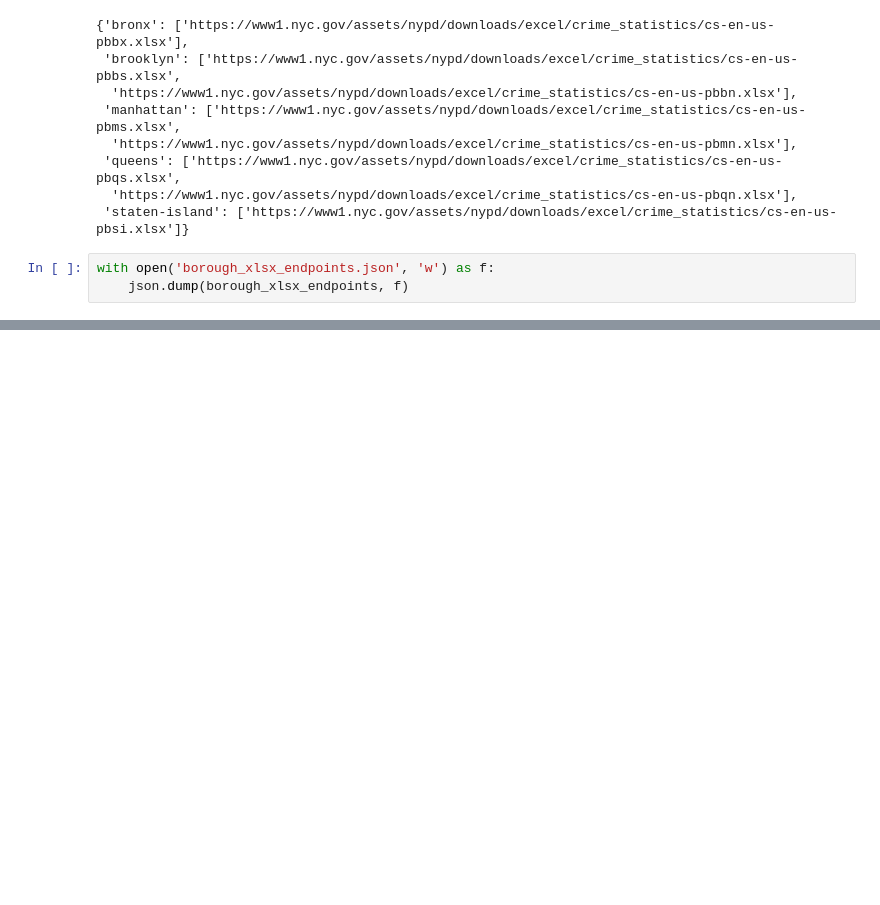
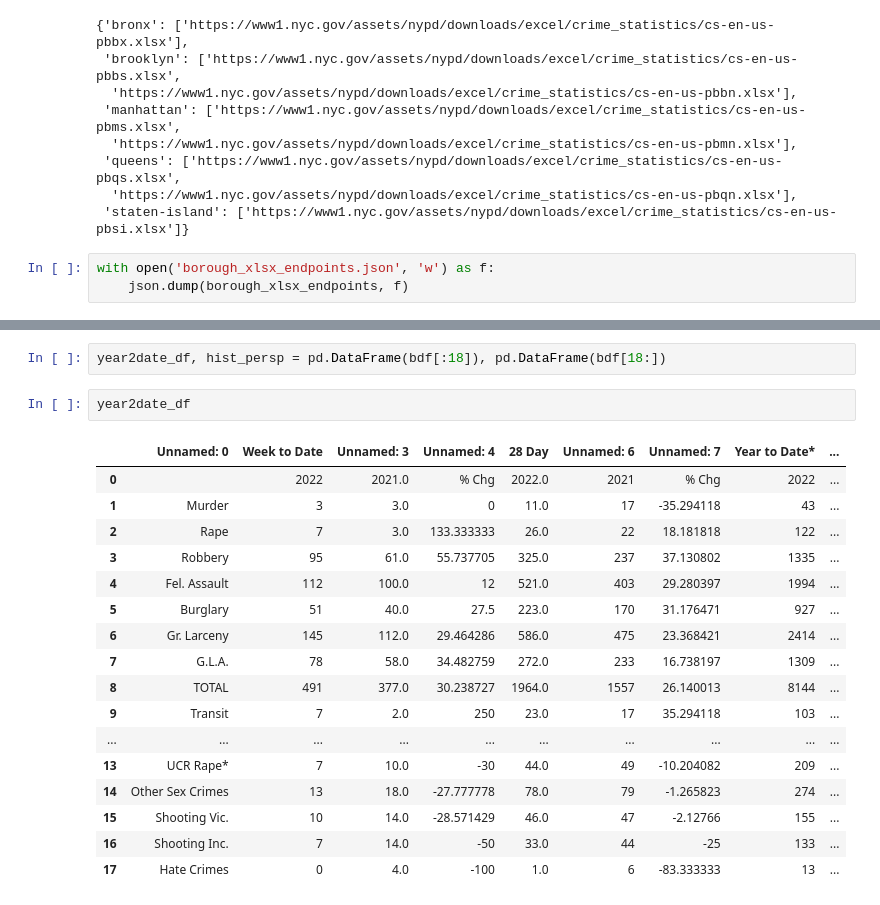
Before and after one commit to williamdarkocode/Postcode, a Jupyter notebook: CrimeStats/nyc_compstats.ipynb, the cells around one changed output, grey strips where cells are left out. Cells and saved outputs as stored; diff of their text form; blank space fills up the shorter version.

```diff
--- a/CrimeStats/nyc_compstats.ipynb
+++ b/CrimeStats/nyc_compstats.ipynb
@@ -234,0 +287,22 @@ with open('borough_xlsx_endpoints.json', 'w') as f:
+# %%
+year2date_df, hist_persp = pd.DataFrame(bdf[:18]), pd.DataFrame(bdf[18:])
+# %%
+year2date_df
+# %% [output]
+|  | Unnamed: 0 | Week to Date | Unnamed: 3 | Unnamed: 4 | 28 Day | Unnamed: 6 | Unnamed: 7 | Year to Date* | ... |
+| 0 |  | 2022 | 2021.0 | % Chg | 2022.0 | 2021 | % Chg | 2022 | ... |
+| 1 | Murder | 3 | 3.0 | 0 | 11.0 | 17 | -35.294118 | 43 | ... |
+| 2 | Rape | 7 | 3.0 | 133.333333 | 26.0 | 22 | 18.181818 | 122 | ... |
+| 3 | Robbery | 95 | 61.0 | 55.737705 | 325.0 | 237 | 37.130802 | 1335 | ... |
+| 4 | Fel. Assault | 112 | 100.0 | 12 | 521.0 | 403 | 29.280397 | 1994 | ... |
+| 5 | Burglary | 51 | 40.0 | 27.5 | 223.0 | 170 | 31.176471 | 927 | ... |
+| 6 | Gr. Larceny | 145 | 112.0 | 29.464286 | 586.0 | 475 | 23.368421 | 2414 | ... |
+| 7 | G.L.A. | 78 | 58.0 | 34.482759 | 272.0 | 233 | 16.738197 | 1309 | ... |
+| 8 | TOTAL | 491 | 377.0 | 30.238727 | 1964.0 | 1557 | 26.140013 | 8144 | ... |
+| 9 | Transit | 7 | 2.0 | 250 | 23.0 | 17 | 35.294118 | 103 | ... |
+| ... | ... | ... | ... | ... | ... | ... | ... | ... | ... |
+| 13 | UCR Rape* | 7 | 10.0 | -30 | 44.0 | 49 | -10.204082 | 209 | ... |
+| 14 | Other Sex Crimes | 13 | 18.0 | -27.777778 | 78.0 | 79 | -1.265823 | 274 | ... |
+| 15 | Shooting Vic. | 10 | 14.0 | -28.571429 | 46.0 | 47 | -2.12766 | 155 | ... |
+| 16 | Shooting Inc. | 7 | 14.0 | -50 | 33.0 | 44 | -25 | 133 | ... |
+| 17 | Hate Crimes | 0 | 4.0 | -100 | 1.0 | 6 | -83.333333 | 13 | ... |
```
Also changed, not shown: parts of 10 cells of this notebook, 2 other files.
